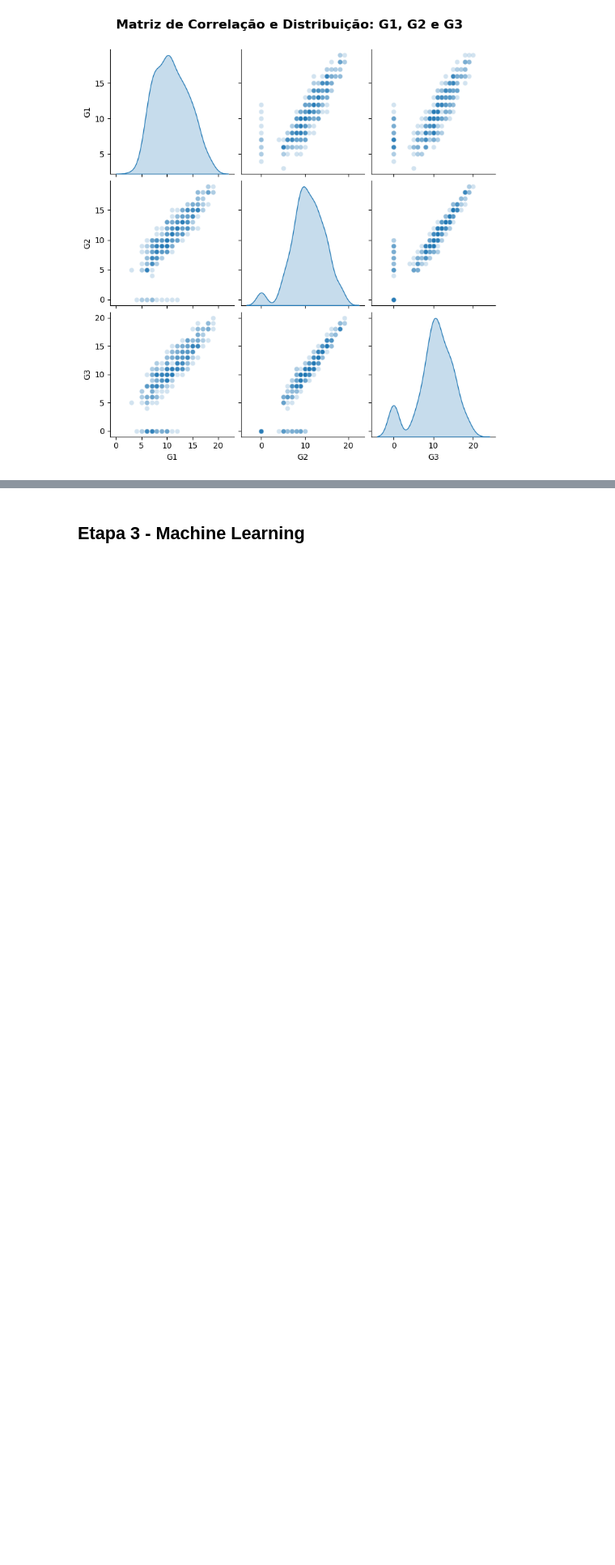
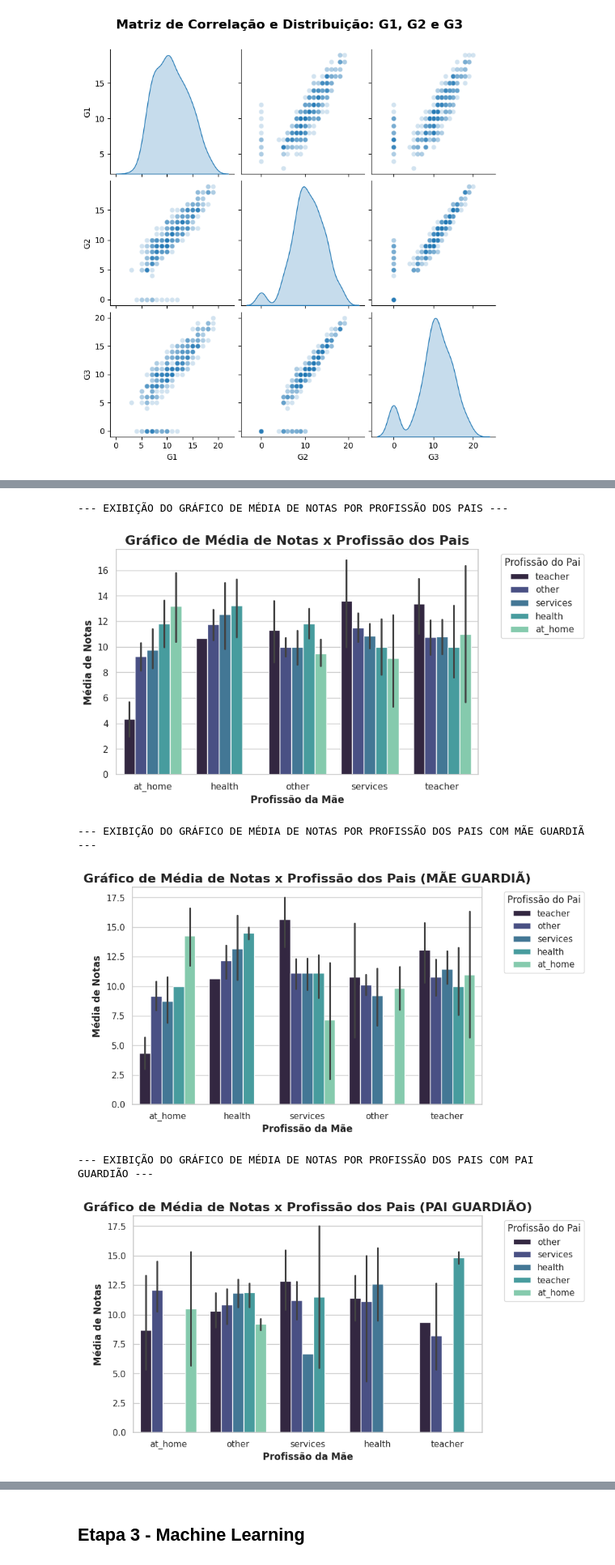
Before and after one commit to felipekenjidev/performance-estudantes, a Jupyter notebook: miniprojetods_performance_estudantes.ipynb, the cells around one changed output, grey strips where cells are left out. Shown at 81% size. Cells and saved outputs as stored; diff of their text form; code cells hidden in the pictures; blank space fills up the shorter version.

```diff
--- a/miniprojetods_performance_estudantes.ipynb
+++ b/miniprojetods_performance_estudantes.ipynb
@@ -788,0 +787,51 @@ fig.show()
+# %%
+# Gerar Gráfico de Média de Notas por Profissão
+print('\n--- EXIBIÇÃO DO GRÁFICO DE MÉDIA DE NOTAS POR PROFISSÃO DOS PAIS ---')
+df['average'] = df[['G1', 'G2', 'G3']].mean(axis=1)
+plt.figure(figsize=(8, 5))
+
+sns.barplot(data=df, x='Mjob', y='average', hue='Fjob', palette='mako')
+
+plt.legend(title='Profissão do Pai', bbox_to_anchor=(1.05, 1), loc='upper left')
+plt.title('Gráfico de Média de Notas x Profissão dos Pais', fontsize=16, fontweight='bold')
+plt.xlabel('Profissão da Mãe', fontsize=12, fontweight='bold')
+plt.ylabel('Média de Notas', fontsize=12, fontweight='bold')
+plt.show()
+
+# Gerar Gráfico de Média de Notas por Profissão (Guardião da Família MÃE)
+print('\n--- EXIBIÇÃO DO GRÁFICO DE MÉDIA DE NOTAS POR PROFISSÃO DOS PAIS COM MÃE GUARDIÃ ---')
+df['average'] = df[['G1', 'G2', 'G3']].mean(axis=1)
+plt.figure(figsize=(8, 5))
+
+sns.barplot(data=df[df['guardian']=='mother'], x='Mjob', y='average', hue='Fjob', palette='mako')
+
+plt.legend(title='Profissão do Pai', bbox_to_anchor=(1.05, 1), loc='upper left')
+plt.title('Gráfico de Média de Notas x Profissão dos Pais (MÃE GUARDIÃ)', fontsize=16, fontweight='bold')
+plt.xlabel('Profissão da Mãe', fontsize=12, fontweight='bold')
+plt.ylabel('Média de Notas', fontsize=12, fontweight='bold')
+plt.show()
+
+# Gerar Gráfico de Média de Notas por Profissão (Guardião da Família PAI)
+print('\n--- EXIBIÇÃO DO GRÁFICO DE MÉDIA DE NOTAS POR PROFISSÃO DOS PAIS COM PAI GUARDIÃO ---')
+df['average'] = df[['G1', 'G2', 'G3']].mean(axis=1)
+plt.figure(figsize=(8, 5))
+
+sns.barplot(data=df[df['guardian']=='father'], x='Mjob', y='average', hue='Fjob', palette='mako')
+
+plt.legend(title='Profissão do Pai', bbox_to_anchor=(1.05, 1), loc='upper left')
+plt.title('Gráfico de Média de Notas x Profissão dos Pais (PAI GUARDIÃO)', fontsize=16, fontweight='bold')
+plt.xlabel('Profissão da Mãe', fontsize=12, fontweight='bold')
+plt.ylabel('Média de Notas', fontsize=12, fontweight='bold')
+plt.show()
+
+# Contar Linhas por Guardião
+print('\n--- CONTAGEM DE LINHAS POR GUARDIÃO ---')
+print(f'Quantidade de linhas com Mãe Guardiã: {(df['guardian'] == 'mother').sum()}')
+print(f'Quantidade de linhas com Pai Guardião: {(df['guardian'] == 'father').sum()}')
+# %% [output]
+--- EXIBIÇÃO DO GRÁFICO DE MÉDIA DE NOTAS POR PROFISSÃO DOS PAIS ---
+[figure, added]
+--- EXIBIÇÃO DO GRÁFICO DE MÉDIA DE NOTAS POR PROFISSÃO DOS PAIS COM MÃE GUARDIÃ ---
+[figure, added]
+--- EXIBIÇÃO DO GRÁFICO DE MÉDIA DE NOTAS POR PROFISSÃO DOS PAIS COM PAI GUARDIÃO ---
+[figure, added]
```
Also changed, not shown: parts of 10 cells of this notebook.
